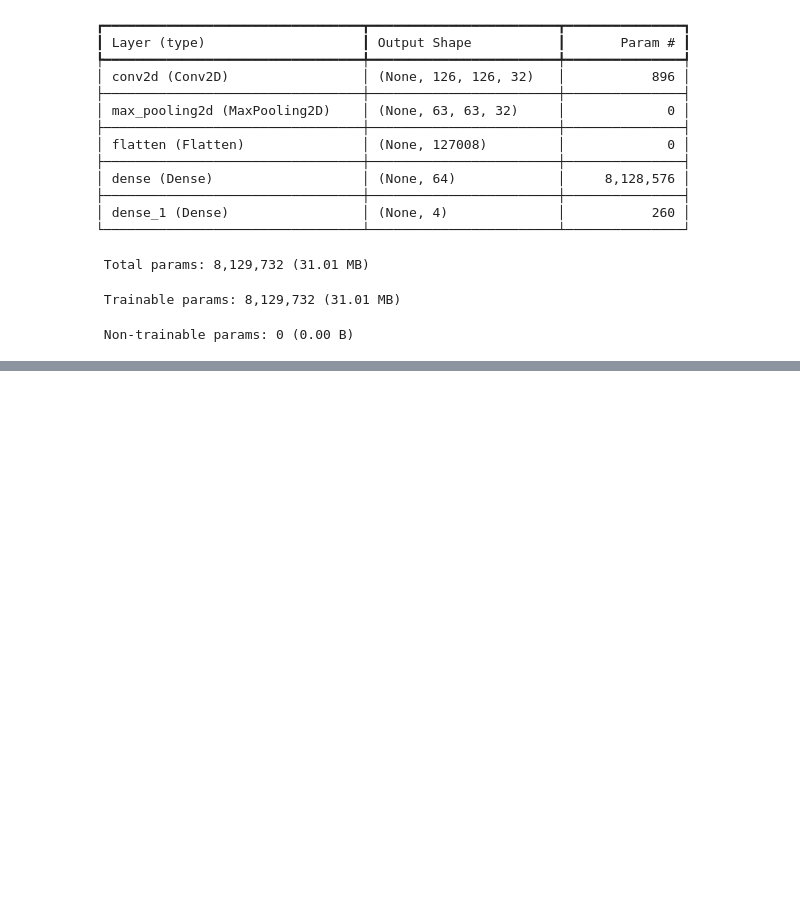
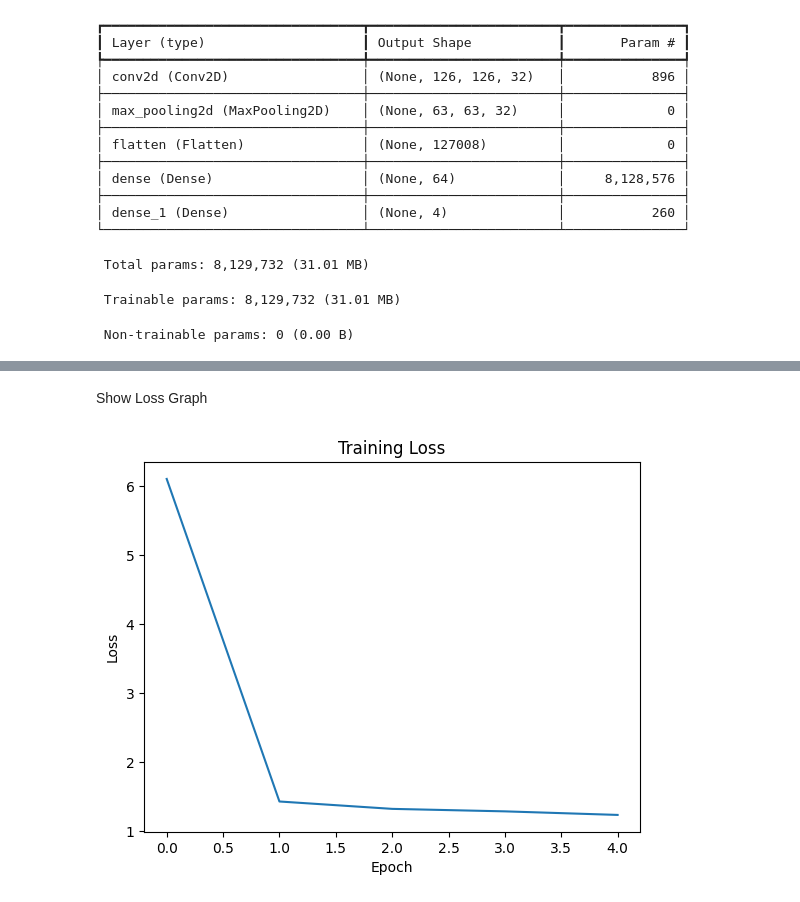
Before and after one commit to dppanchal889/assignment--05--BITSOM-2511143-part-2-cnn-computer-vision, a Jupyter notebook: notebook.ipynb, the cells around one changed output, grey strips where cells are left out. Drawn from its saved outputs; the diff is of its cells as text; code cells hidden in the pictures; blank space fills up the shorter version.

```diff
--- a/notebook.ipynb
+++ b/notebook.ipynb
@@ -264,0 +293,28 @@ Model: "sequential"
+# %%
+import tensorflow as tf
+from tensorflow.keras.preprocessing.image import ImageDataGenerator
+
+image_size = (128,128)
+
+batch_size = 32
+
+train_datagen = ImageDataGenerator(
+    rescale=1./255,
+    validation_split=0.2
+)
+
+train_data = train_datagen.flow_from_directory(
+    "images",
+    target_size=image_size,
+    batch_size=batch_size,
+    class_mode="categorical",
+    subset="training"
+)
+
+test_data = train_datagen.flow_from_directory(
+    "images",
+    target_size=image_size,
+    batch_size=batch_size,
+    class_mode="categorical",
+    subset="validation"
+)
@@ -264,0 +368,14 @@ Model: "sequential"
+# %% [markdown]
+Show Loss Graph
+# %%
+plt.plot(history.history['loss'])
+
+plt.title("Training Loss")
+
+plt.xlabel("Epoch")
+
+plt.ylabel("Loss")
+
+plt.show()
+# %% [output]
+[figure, added]
```
Also changed, not shown: parts of 19 cells of this notebook.
